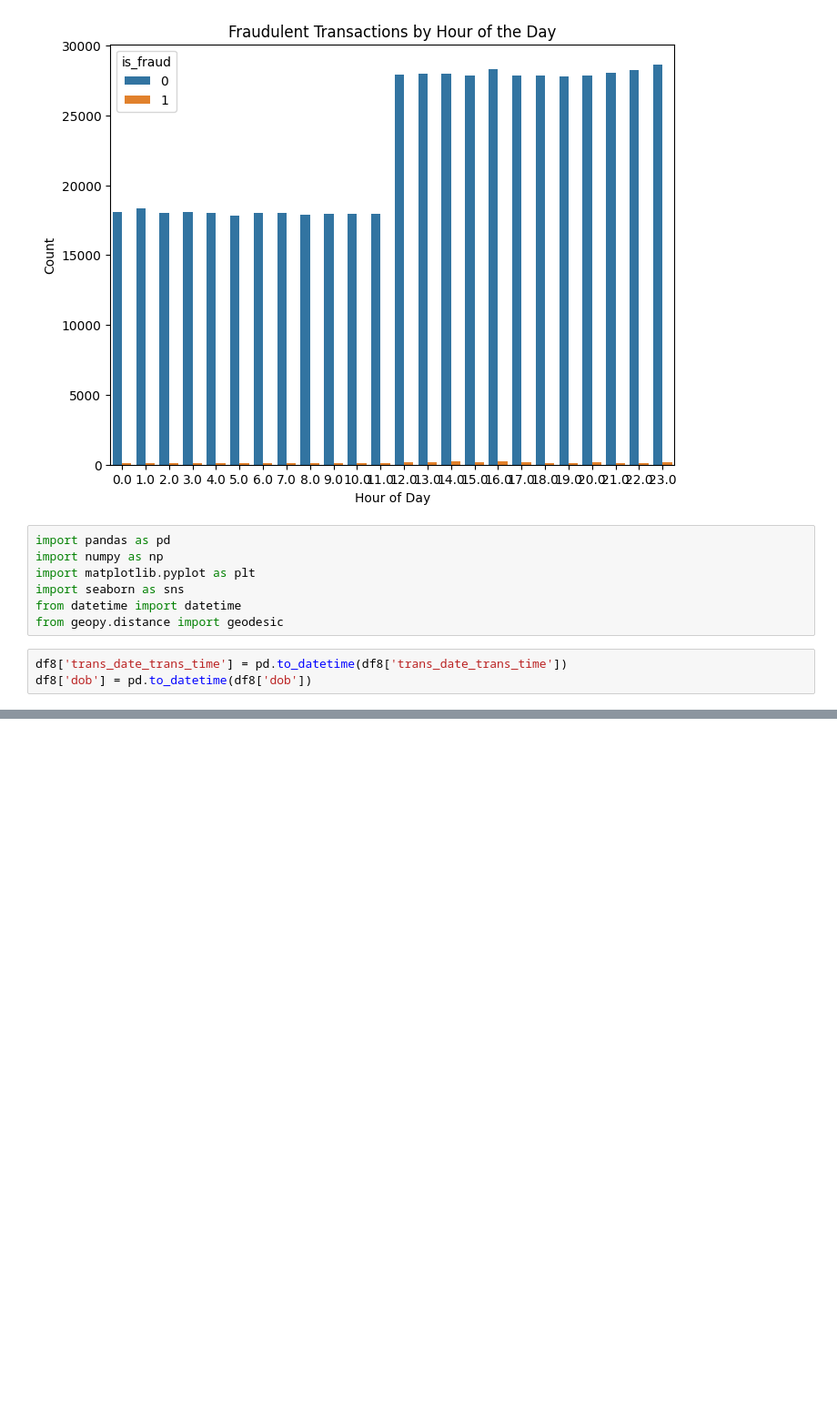
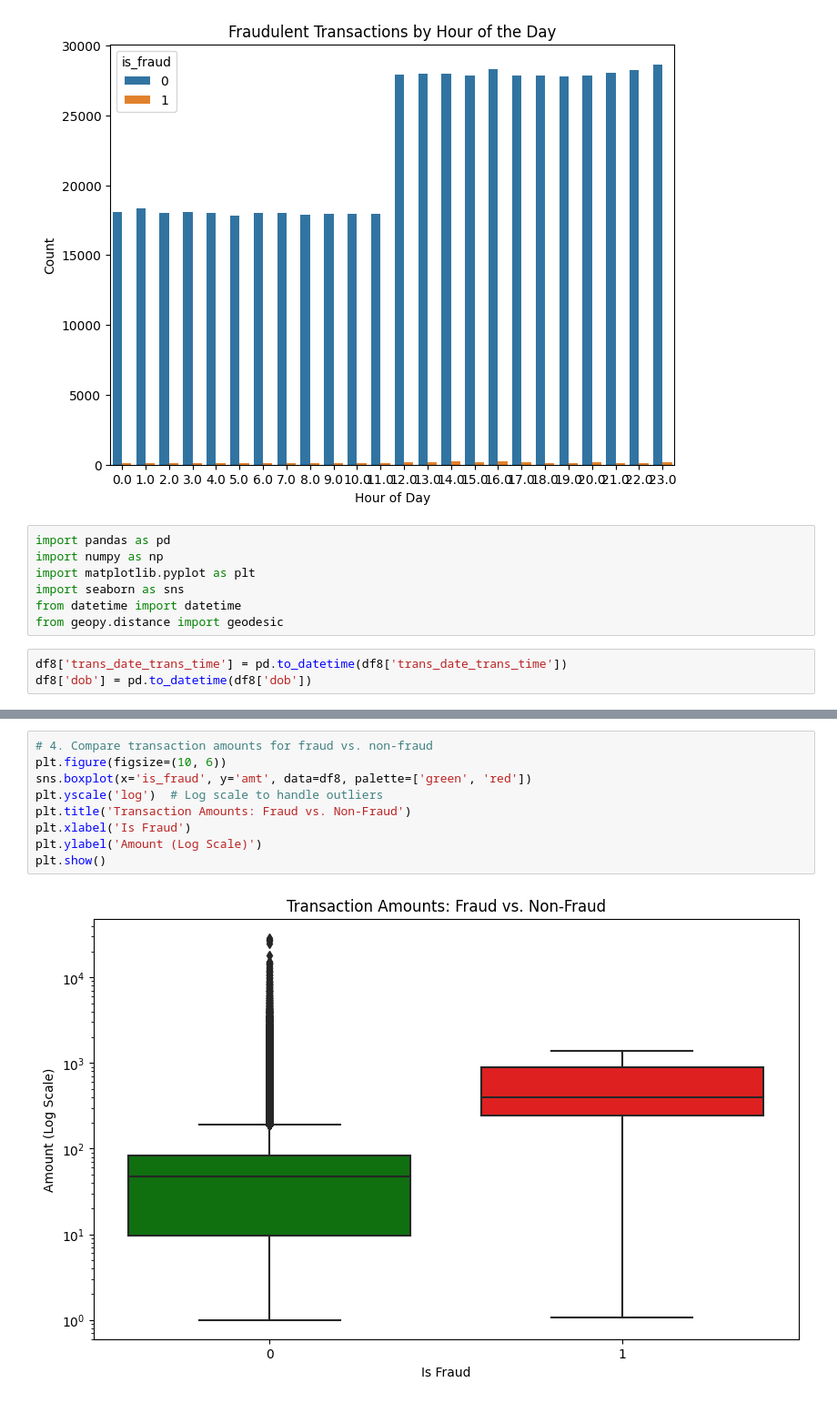
Before and after one commit to victormuuo07/PennyPal-System, a Jupyter notebook: pennypal-system.ipynb, the cells around one changed output, grey strips where cells are left out. Shown at 91% size. Saved outputs shown, nothing was run; the diff lists cells and outputs as text; blank space fills up the shorter version.

```diff
--- a/pennypal-system.ipynb
+++ b/pennypal-system.ipynb
@@ -1306,0 +1354,11 @@ df8['dob'] = pd.to_datetime(df8['dob'])
+# %%
+# 4. Compare transaction amounts for fraud vs. non-fraud
+plt.figure(figsize=(10, 6))
+sns.boxplot(x='is_fraud', y='amt', data=df8, palette=['green', 'red'])
+plt.yscale('log')  # Log scale to handle outliers
+plt.title('Transaction Amounts: Fraud vs. Non-Fraud')
+plt.xlabel('Is Fraud')
+plt.ylabel('Amount (Log Scale)')
+plt.show()
+# %% [output]
+[figure, added]
```
Also changed, not shown: parts of 28 cells of this notebook.
